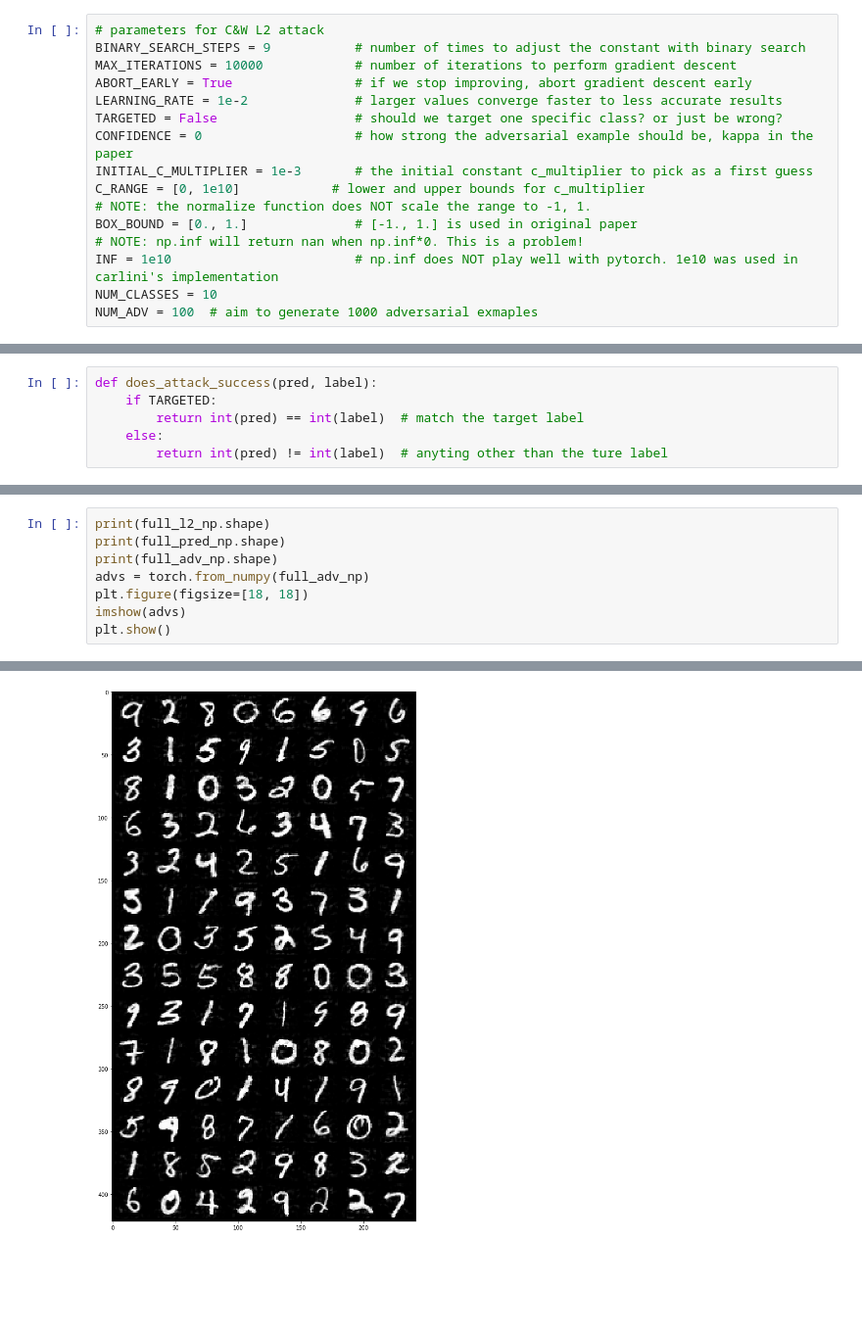
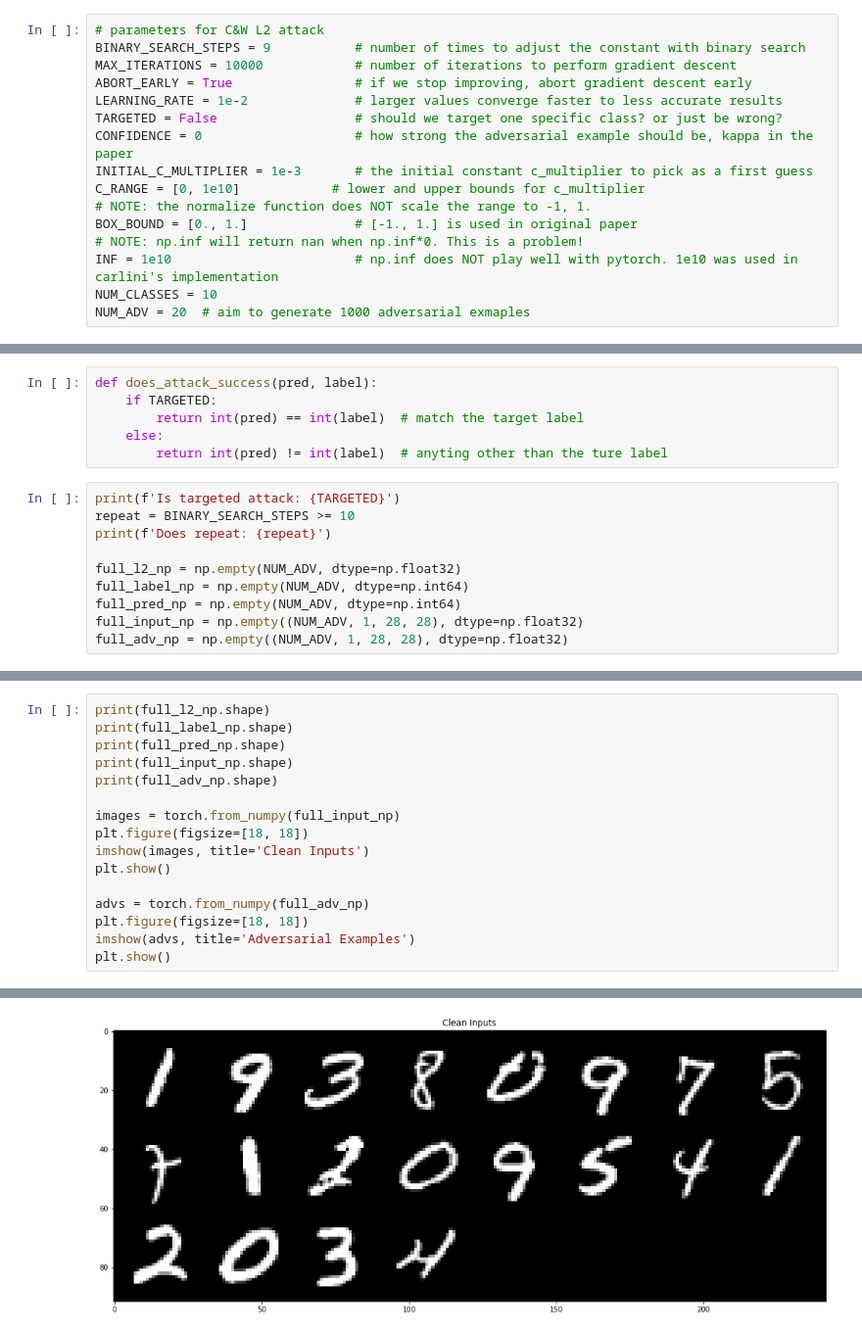
Before and after one commit to changx03/torch_tutorial, a Jupyter notebook: cw_v2.ipynb, the cells around one changed output, grey strips where cells are left out. Shown: that part at 98% size. Drawn from its saved outputs; the diff is of its cells as text; blank space fills up the shorter version.

```diff
--- a/cw_v2.ipynb
+++ b/cw_v2.ipynb
@@ -222,7 +222,7 @@ BOX_BOUND = [0., 1.]              # [-1., 1.] is used in original paper
 # NOTE: np.inf will return nan when np.inf*0. This is a problem!
 INF = 1e10                        # np.inf does NOT play well with pytorch. 1e10 was used in carlini's implementation
 NUM_CLASSES = 10
-NUM_ADV = 100  # aim to generate 1000 adversarial exmaples
+NUM_ADV = 20  # aim to generate 1000 adversarial exmaples
 # %%
 def arctanh(x, epsilon=1e-6):
     '''
@@ -318,3 +318,13 @@ def does_attack_success(pred, label):
         return int(pred) == int(label)  # match the target label
     else:
         return int(pred) != int(label)  # anyting other than the ture label
+# %%
+print(f'Is targeted attack: {TARGETED}')
+repeat = BINARY_SEARCH_STEPS >= 10
+print(f'Does repeat: {repeat}')
+
+full_l2_np = np.empty(NUM_ADV, dtype=np.float32)
+full_label_np = np.empty(NUM_ADV, dtype=np.int64)
+full_pred_np = np.empty(NUM_ADV, dtype=np.int64)
+full_input_np = np.empty((NUM_ADV, 1, 28, 28), dtype=np.float32)
+full_adv_np = np.empty((NUM_ADV, 1, 28, 28), dtype=np.float32)
@@ -488,9 +502,17 @@ full_adv_np.astype(np.float32).tofile(ADV_FILE_PATH)
 # %%
 print(full_l2_np.shape)
+print(full_label_np.shape)
 print(full_pred_np.shape)
+print(full_input_np.shape)
 print(full_adv_np.shape)
+
+images = torch.from_numpy(full_input_np)
+plt.figure(figsize=[18, 18])
+imshow(images, title='Clean Inputs')
+plt.show()
+
 advs = torch.from_numpy(full_adv_np)
 plt.figure(figsize=[18, 18])
-imshow(advs)
+imshow(advs, title='Adversarial Examples')
 plt.show()
 # %% [output]
@@ -500 +524 @@ plt.show()
-[figure, old version]
+[figure, new version]
```
Also changed, not shown: parts of 13 cells of this notebook, 13 other files.
